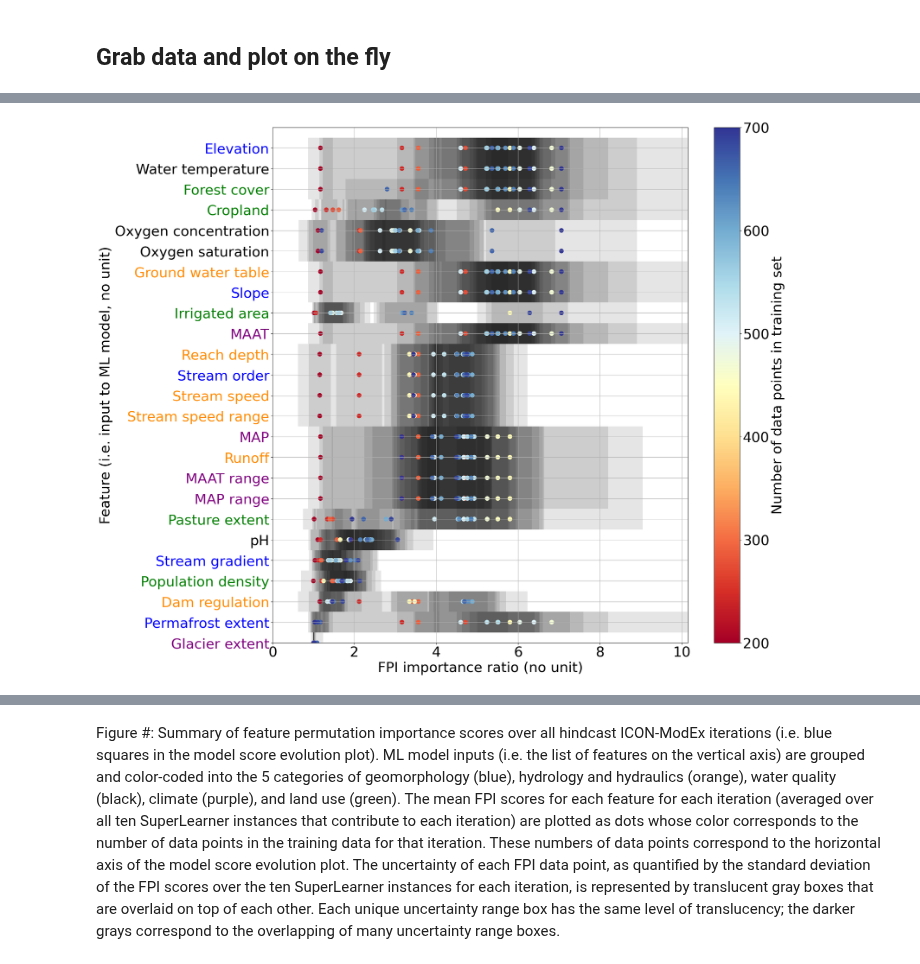
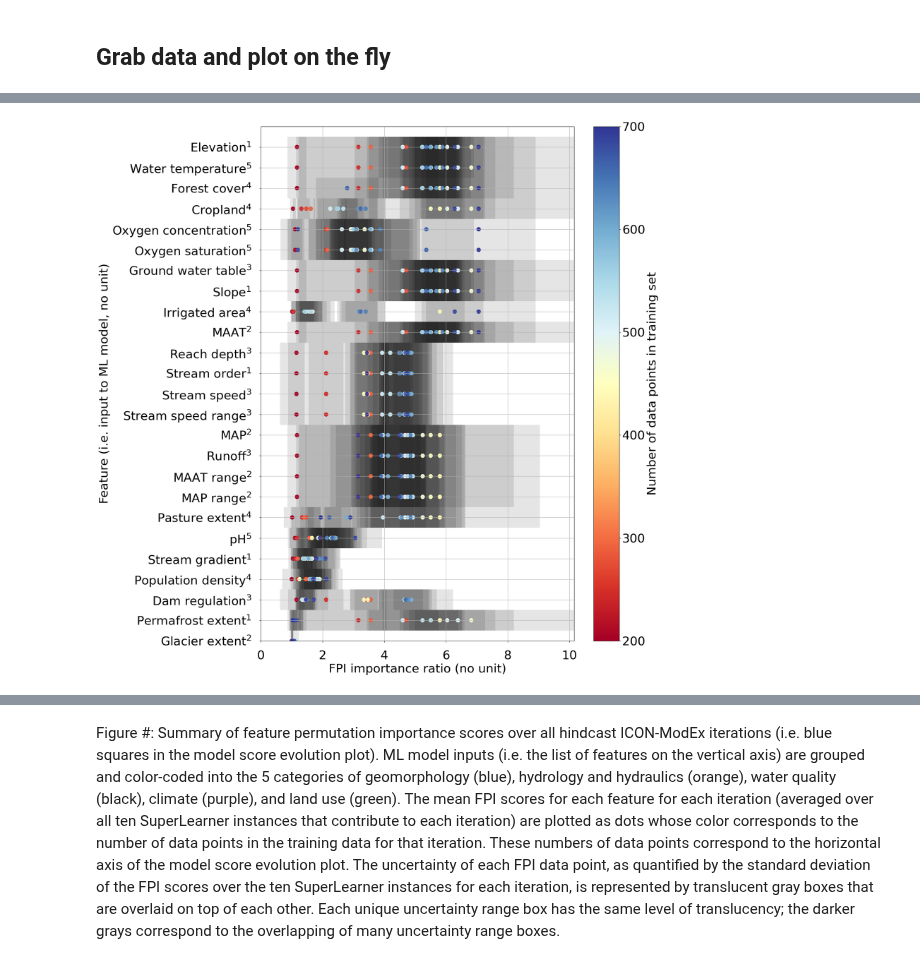
Before and after one commit to WHONDRS-Hub/ICON-ModEx_Open_Manuscript, a Jupyter notebook: fig-fpi/step_01_get_and_sketch_data.ipynb, the cells around one changed output, grey strips where cells are left out. Saved outputs shown, nothing was run; the diff lists cells and outputs as text; code cells hidden in the pictures.

Commit message:
Change labeling of features to subscripted categories

```diff
--- a/fig-fpi/step_01_get_and_sketch_data.ipynb
+++ b/fig-fpi/step_01_get_and_sketch_data.ipynb
@@ -329,6 +329,30 @@ CL_color="purple"
 LU_color="green"
 #================================
 
+#================================
+# For updated version of plot,
+# decided to indicate categories
+# by subscript instead of color
+# mapping, so set all colors to
+# black to make the change but
+# allow reverting to color coding
+# later.
+GM_color="black"
+HH_color="black"
+WQ_color="black"
+CL_color="black"
+LU_color="black"
+
+# But, we also need to add superscripts
+# to the labels. This approach allows
+# for reordering categories in the
+# legend later if desired.
+GM_ss=1
+HH_ss=3
+WQ_ss=5
+CL_ss=2
+LU_ss=4
+
 # Apply color mapping
 # Get x-tick IDs and set each based on grouping
 # The *tick* IDs are oriented top to bottom while
@@ -336,79 +360,136 @@ LU_color="green"
 yticks = ax.get_yticklabels()
 
 # ele_mt_cav: 24 - GM
+current_tick_label_text=yticks[0].get_text()
+yticks[0].set_text(current_tick_label_text+"$^"+str(GM_ss)+"$")
 yticks[0].set_color(GM_color)
 
 # Mean_Temp_Deg_C: 23 - WQ
+current_tick_label_text=yticks[1].get_text()
+yticks[1].set_text(current_tick_label_text+"$^"+str(WQ_ss)+"$")
 yticks[1].set_color(WQ_color)
 
 #for_pc_cse: 22 - LU
+current_tick_label_text=yticks[2].get_text()
+yticks[2].set_text(current_tick_label_text+"$^"+str(LU_ss)+"$")
 yticks[2].set_color(LU_color)
 
 #crp_pc_cse: 21 - LU
+current_tick_label_text=yticks[3].get_text()
+yticks[3].set_text(current_tick_label_text+"$^"+str(LU_ss)+"$")
 yticks[3].set_color(LU_color)
 
 #Mean_DO_mg_per_L: 20 - WQ
+current_tick_label_text=yticks[4].get_text()
+yticks[4].set_text(current_tick_label_text+"$^"+str(WQ_ss)+"$")
 yticks[4].set_color(WQ_color)
 
 #Mean_DO_percent_saturation: 19 - WQ
+current_tick_label_text=yticks[5].get_text()
+yticks[5].set_text(current_tick_label_text+"$^"+str(WQ_ss)+"$")
 yticks[5].set_color(WQ_color)
 
 #gwt_cm_cav: 18 - HH
+current_tick_label_text=yticks[6].get_text()
+yticks[6].set_text(current_tick_label_text+"$^"+str(HH_ss)+"$")
 yticks[6].set_color(HH_color)
 
 #slp_dg_cav: 17 - GM
+current_tick_label_text=yticks[7].get_text()
+yticks[7].set_text(current_tick_label_text+"$^"+str(GM_ss)+"$")
 yticks[7].set_color(GM_color)
 
 #ire_pc_cse: 16 - LU
+current_tick_label_text=yticks[8].get_text()
+yticks[8].set_text(current_tick_label_text+"$^"+str(LU_ss)+"$")
 yticks[8].set_color(LU_color)
 
 #tmp_dc_cyr: 15 - CL
+current_tick_label_text=yticks[9].get_text()
+yticks[9].set_text(current_tick_label_text+"$^"+str(CL_ss)+"$")
 yticks[9].set_color(CL_color)
 
 #RA_dm: 14 - HH
+current_tick_label_text=yticks[10].get_text()
+yticks[10].set_text(current_tick_label_text+"$^"+str(HH_ss)+"$")
 yticks[10].set_color(HH_color)
 
 #RA_SO: 13 - GM
+current_tick_label_text=yticks[11].get_text()
+yticks[11].set_text(current_tick_label_text+"$^"+str(GM_ss)+"$")
 yticks[11].set_color(GM_color)
 
 #RA_ms_av: 12 - HH
+current_tick_label_text=yticks[12].get_text()
+yticks[12].set_text(current_tick_label_text+"$^"+str(HH_ss)+"$")
 yticks[12].set_color(HH_color)
 
 #RA_ms_di: 11 - HH
+current_tick_label_text=yticks[13].get_text()
+yticks[13].set_text(current_tick_label_text+"$^"+str(HH_ss)+"$")
 yticks[13].set_color(HH_color)
 
 #pre_mm_cyr: 10 - CL
+current_tick_label_text=yticks[14].get_text()
+yticks[14].set_text(current_tick_label_text+"$^"+str(CL_ss)+"$")
 yticks[14].set_color(CL_color)
 
 #run_mm_cyr: 9 - HH
+current_tick_label_text=yticks[15].get_text()
+yticks[15].set_text(current_tick_label_text+"$^"+str(HH_ss)+"$")
 yticks[15].set_color(HH_color)
 
 #tmp_dc_cdi: 8 - CL
+current_tick_label_text=yticks[16].get_text()
+yticks[16].set_text(current_tick_label_text+"$^"+str(CL_ss)+"$")
 yticks[16].set_color(CL_color)
 
 #pre_mm_cdi: 7 - CL
+current_tick_label_text=yticks[17].get_text()
+yticks[17].set_text(current_tick_label_text+"$^"+str(CL_ss)+"$")
 yticks[17].set_color(CL_color)
 
 #pst_pc_cse: 6 - LU
+current_tick_label_text=yticks[18].get_text()
+yticks[18].set_text(current_tick_label_text+"$^"+str(LU_ss)+"$")
 yticks[18].set_color(LU_color)
 
 #pH: 5 - WQ
+current_tick_label_text=yticks[19].get_text()
+yticks[19].set_text(current_tick_label_text+"$^"+str(WQ_ss)+"$")
 yticks[19].set_color(WQ_color)
 
 #sgr_dk_rav: 4 - HH
+current_tick_label_text=yticks[20].get_text()
+yticks[20].set_text(current_tick_label_text+"$^"+str(GM_ss)+"$")
 yticks[20].set_color(GM_color)
 
 #ppd_pk_cav: 3 - LU
+current_tick_label_text=yticks[21].get_text()
+yticks[21].set_text(current_tick_label_text+"$^"+str(LU_ss)+"$")
 yticks[21].set_color(LU_color)
 
 #dor_pc_pva: 2 - HH
+current_tick_label_text=yticks[22].get_text()
+yticks[22].set_text(current_tick_label_text+"$^"+str(HH_ss)+"$")
 yticks[22].set_color(HH_color)
 
-#prm_pc_cse: 1 - CL
+#prm_pc_cse: 1 - GM
+current_tick_label_text=yticks[23].get_text()
+yticks[23].set_text(current_tick_label_text+"$^"+str(GM_ss)+"$")
 yticks[23].set_color(GM_color)
 
 #gla_pc_cse: 0 - CL
+current_tick_label_text=yticks[24].get_text()
+yticks[24].set_text(current_tick_label_text+"$^"+str(CL_ss)+"$")
 yticks[24].set_color(CL_color)
+
+# Need the padding to ensure width and
+# aligment is on the right-side of the
+# text object which results in left-justified
+# labels.
+ax.tick_params(pad=20)
+ax.set_yticklabels(yticks, ha="right")
 
 ax.grid()
 
@@ -418,6 +499,9 @@ plt.xlim(0,fpi_max)
 plt.ylabel('Feature (i.e. input to ML model, no unit)')
 plt.xlabel('FPI importance ratio (no unit)')
 
+plt.tight_layout()
+plt.show()
+
 plt.savefig('fig05-FPI-summary.pdf',bbox_inches='tight')
 #plt.savefig('fig05-FPI-summary.png')
 #plt.savefig('fig05-FPI-summary.eps')
@@ -438,5 +522,5 @@ Updating files: 100% (299/299), done.
 Your branch is up to date with 'origin/Oct-2023-log10'.
 Updating files: 100% (346/346), done.
 Switched to branch 'Nov-2023-log10-DO-update-correct'
 Your branch is up to date with 'origin/Nov-2023-log10-DO-update-correct'.
-[figure, old version]
+[figure, new version]
```
Also changed, not shown: parts of 3 cells of this notebook, 1 other file.
